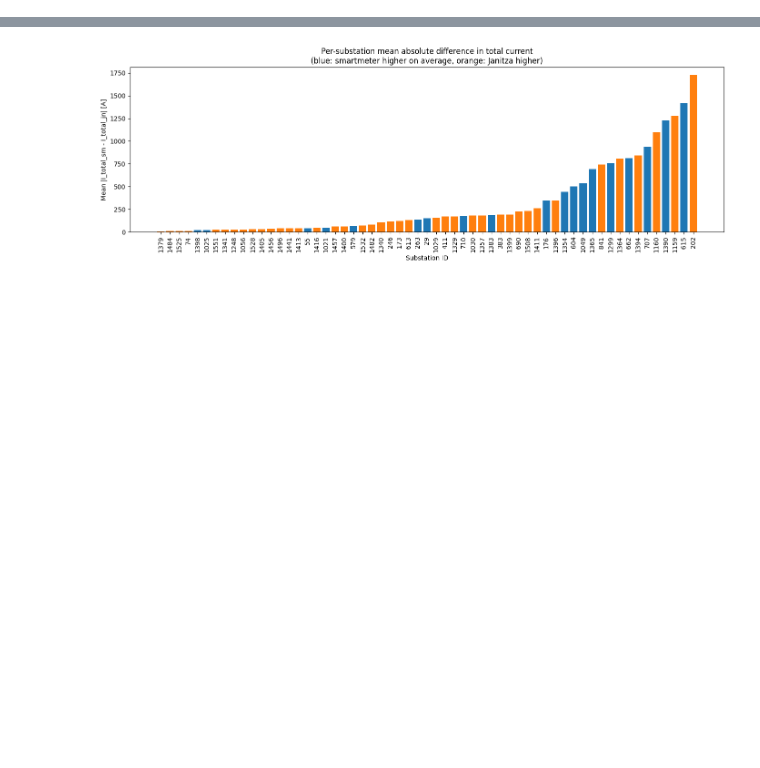
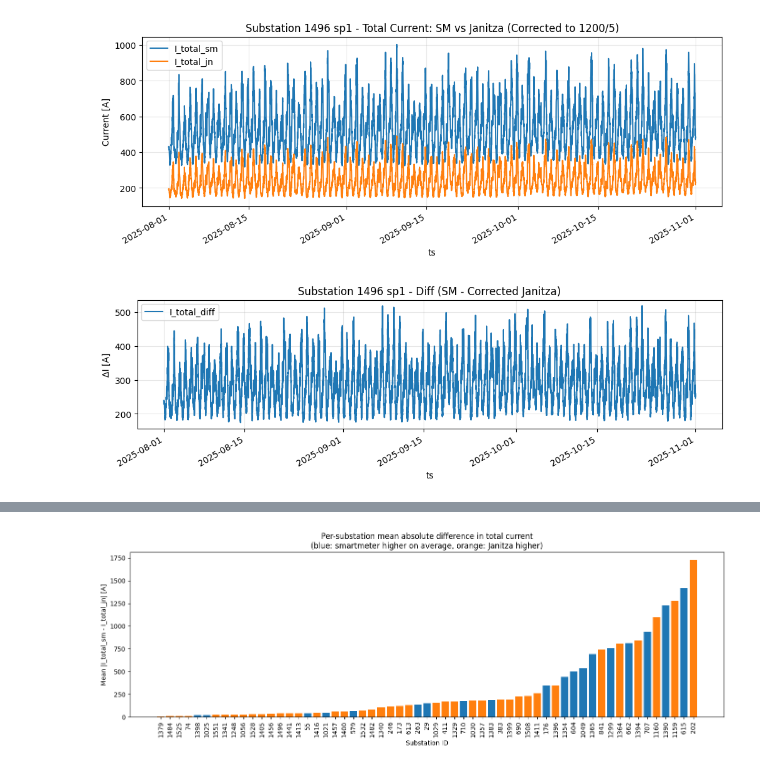
Before and after one commit to MindisBlank/Jasonaq_thesis, a Jupyter notebook: notebooks/smartmeter_vs_janitza.ipynb, the cells around one changed output, grey strips where cells are left out. Saved outputs shown, nothing was run; the diff lists cells and outputs as text; code cells hidden in the pictures; blank space fills up the shorter version.

```diff
--- a/notebooks/smartmeter_vs_janitza.ipynb
+++ b/notebooks/smartmeter_vs_janitza.ipynb
@@ -143,0 +948,50 @@ Rows for substation 1364 : 192
+# %%
+# COMMAND ----------
+
+
+# 1. Filter the data
+sub_df = (
+    df_merged[(df_merged["substation_id"] == sub) & (df_merged["transformer"] == trafo)]
+    .copy() # Use copy to ensure we don't get SettingWithCopy warnings when modifying
+    .set_index("ts")
+)
+
+# 2. Apply CT Ratio Correction
+# The meter thinks it is 2.25kA (2250A), but it is actually 1200A.
+# We must scale the Janitza values DOWN by 1200/2250.
+correction_factor = 1200 / 2250
+
+print(f"Applying CT correction for {sub} {trafo}...")
+print(f"Correction Factor: {correction_factor:.4f} (1200A / 2250A)")
+
+# Apply correction to Total and Phase currents
+cols_to_fix = ["I_total_jn", "I_a_jn", "I_b_jn", "I_c_jn"]
+for col in cols_to_fix:
+    if col in sub_df.columns:
+        sub_df[col] = sub_df[col] * correction_factor
+
+# 3. Recalculate the difference column based on the NEW Janitza values
+sub_df["I_total_diff"] = sub_df["I_total_sm"] - sub_df["I_total_jn"]
+
+# 4. Plotting
+print("Rows for substation", sub, ":", sub_df.shape[0])
+print(sub_df[["I_total_sm", "I_total_jn", "I_total_diff"]].head())
+
+# Plot 1: Comparison
+ax = sub_df[["I_total_sm", "I_total_jn"]].plot(
+    figsize=(12, 4),
+    title=f"Substation {sub} {trafo} - Total Current: SM vs Janitza (Corrected to 1200/5)",
+)
+ax.set_ylabel("Current [A]")
+ax.grid(True, alpha=0.3)
+plt.show()
+
+# Plot 2: Difference
+ax2 = sub_df[["I_total_diff"]].plot(
+    figsize=(12, 3),
+    title=f"Substation {sub} {trafo} - Diff (SM - Corrected Janitza)",
+)
+ax2.set_ylabel("ΔI [A]")
+ax2.grid(True, alpha=0.3)
+plt.show()
+# %% [output]
@@ -143,0 +1008,2 @@ Rows for substation 1364 : 192
+[figure, added]
+[figure, added]
```
Also changed, not shown: parts of 11 cells of this notebook, 2 other files.
